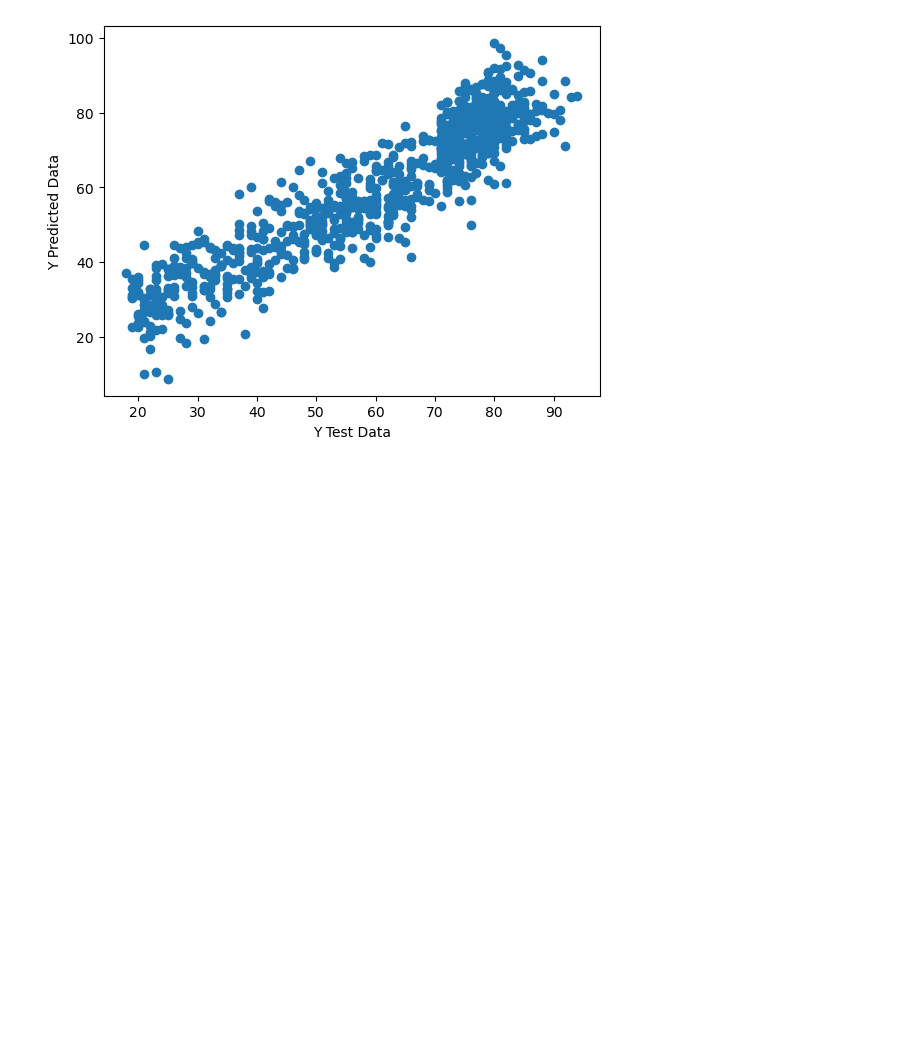
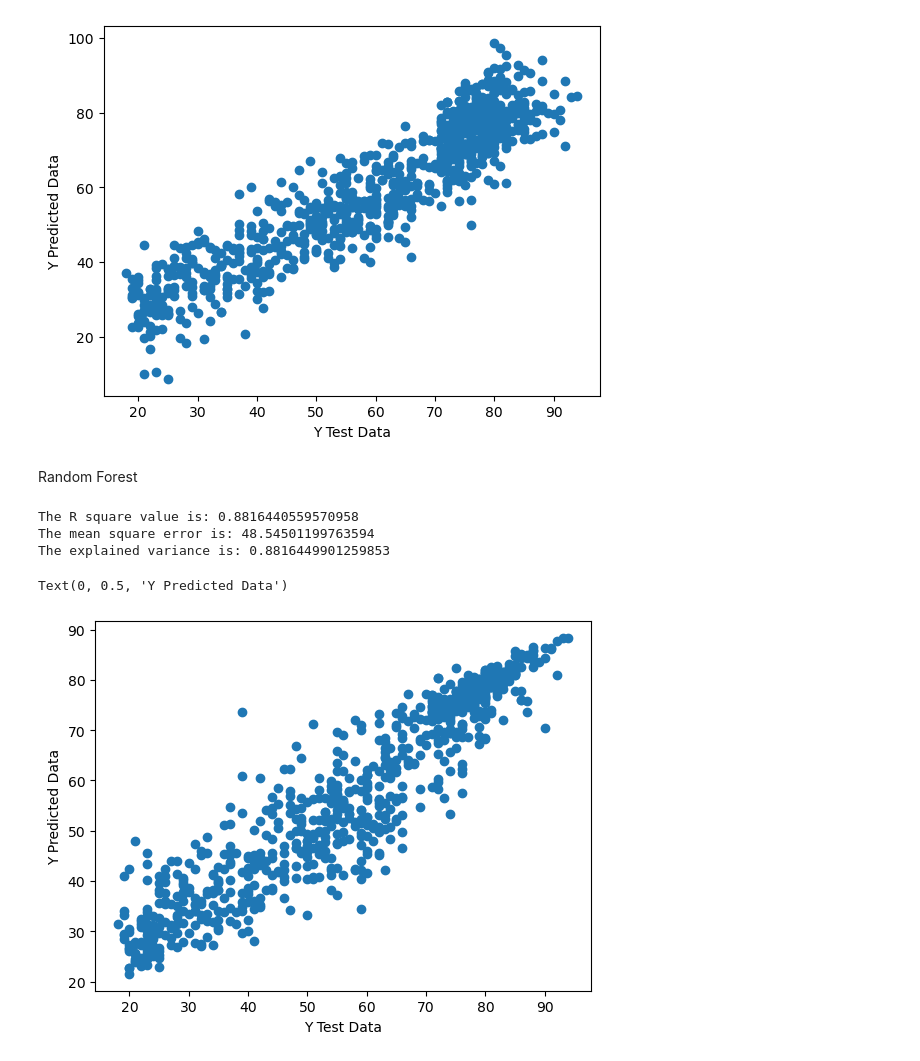
Before and after one commit to HelenZ1/Group3_Repo, a Jupyter notebook: Regression Models - Catherine Ko/Regression Models.ipynb, the cells around one changed output. Cells and saved outputs as stored; diff of their text form; code cells hidden in the pictures; blank space fills up the shorter version.

Commit message:
Implement random forest model

```diff
--- a/Regression Models - Catherine Ko/Regression Models.ipynb
+++ b/Regression Models - Catherine Ko/Regression Models.ipynb
@@ -82,3 +82,29 @@ The mean square error is: 59.738057815659374
 The explained variance is: 0.8543577248280485
 Text(0, 0.5, 'Y Predicted Data')
 [figure]
+# %% [markdown]
+Random Forest
+# %%
+#implement the model
+from sklearn.ensemble import RandomForestRegressor
+
+rf_regressor = RandomForestRegressor(n_estimators=200, random_state=42) #200 decision trees and a fixed random seed for reproducibility
+rf_regressor.fit(X_train, y_train) #train model using the training set
+y_pred = rf_regressor.predict(X_test) #predict on the testing set based on the model
+# %%
+#evaluate the model
+print('The R square value is:', metrics.r2_score(y_test, y_pred))
+print('The mean square error is:', metrics.mean_squared_error(y_test, y_pred))
+print('The explained variance is:', metrics.explained_variance_score(y_test, y_pred))
+
+#generate a scatter plot (Y test vs Y predicted)
+fig, ax = plt.subplots()
+plt.scatter(y_test, y_pred, marker = 'o');
+ax.set_xlabel('Y Test Data')
+ax.set_ylabel('Y Predicted Data')
+# %% [output]
+The R square value is: 0.8816440559570958
+The mean square error is: 48.54501199763594
+The explained variance is: 0.8816449901259853
+Text(0, 0.5, 'Y Predicted Data')
+[figure, added]
```
